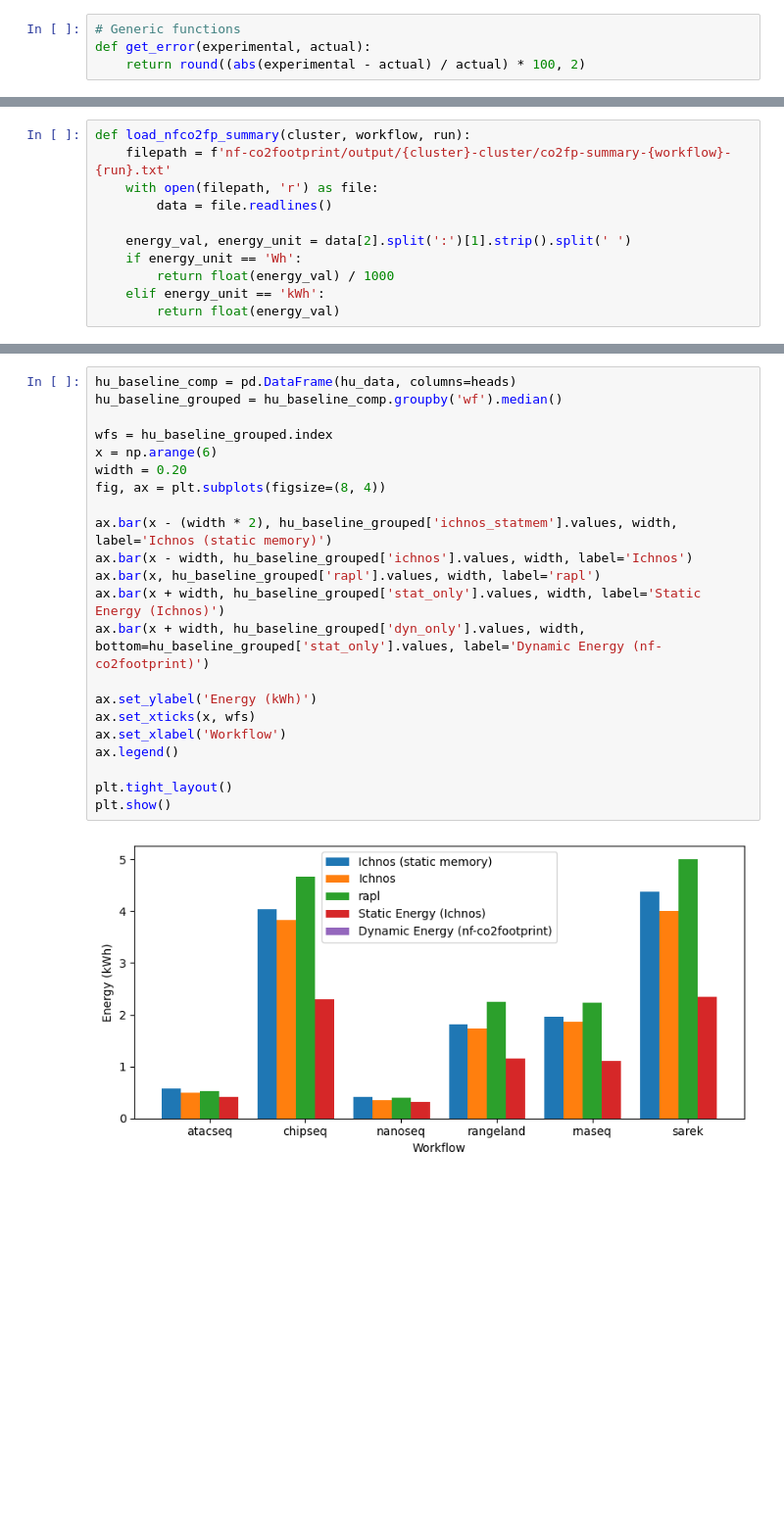
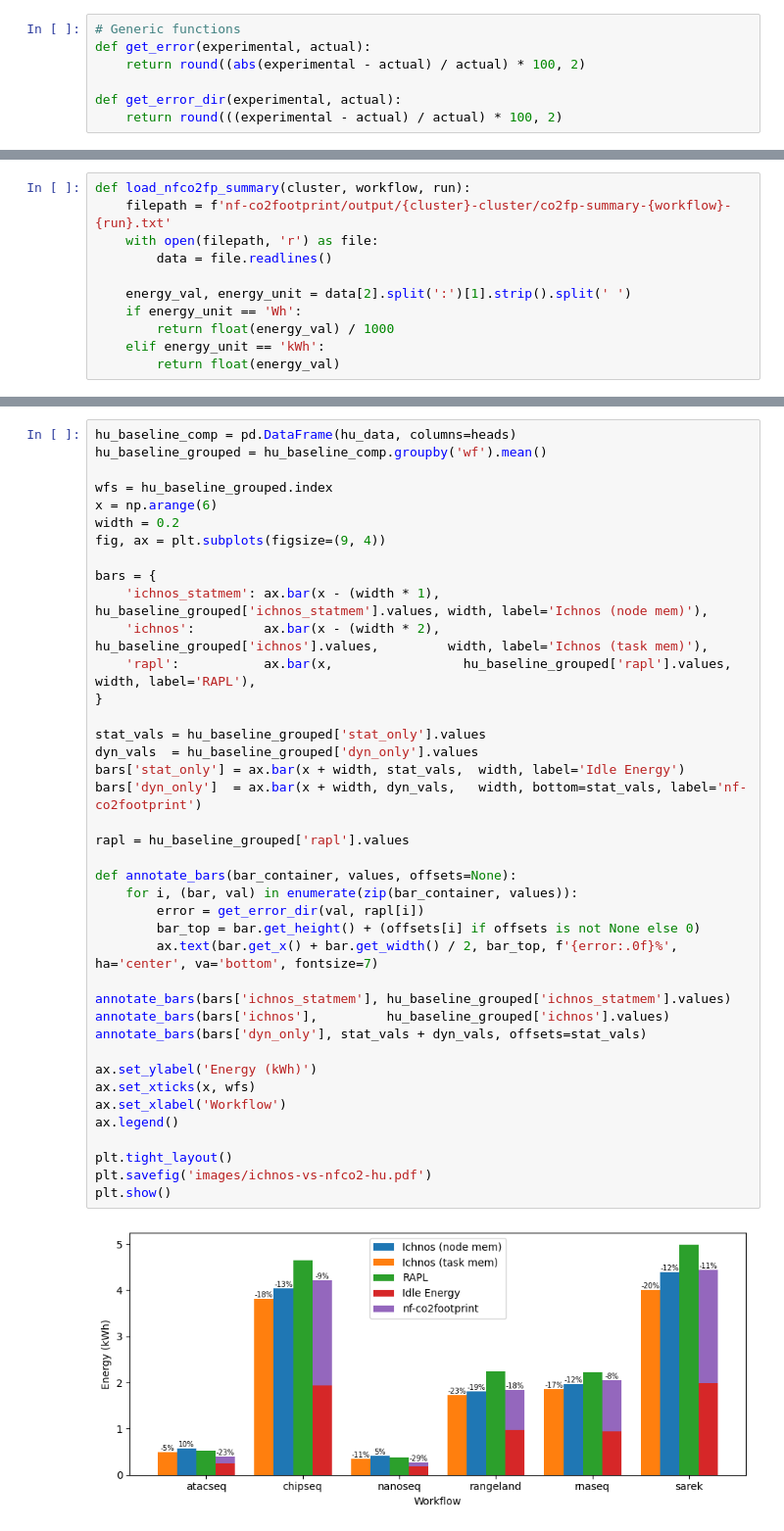
Before and after one commit to GlasgowC3lab/ichnos-results-evaluation, a Jupyter notebook: ext-results/ext-analysis.ipynb, the cells around one changed output, grey strips where cells are left out. Shown at 98% size. Drawn from its saved outputs; the diff is of its cells as text; blank space fills up the shorter version.

Commit message:
adding latest results comparing hu results with ichnos

```diff
--- a/ext-results/ext-analysis.ipynb
+++ b/ext-results/ext-analysis.ipynb
@@ -133,6 +133,9 @@ def load_ichnos_data(cluster, workflow, runs, strategy, ci):
 # Generic functions
 def get_error(experimental, actual):
     return round((abs(experimental - actual) / actual) * 100, 2)
+
+def get_error_dir(experimental, actual):
+    return round(((experimental - actual) / actual) * 100, 2)
 # %%
 def load_nxf_trace(cluster, workflow, run, print=False):
     filepath = f'nxf-experiments/{cluster}-cluster/{workflow}/{run}/trace.csv'
@@ -554,27 +562,45 @@ sarek          3      3.99    5.01        0           0         2.35
 # %%
 hu_baseline_comp = pd.DataFrame(hu_data, columns=heads)
-hu_baseline_grouped = hu_baseline_comp.groupby('wf').median()
+hu_baseline_grouped = hu_baseline_comp.groupby('wf').mean()
 
 wfs = hu_baseline_grouped.index
 x = np.arange(6)
-width = 0.20
-fig, ax = plt.subplots(figsize=(8, 4))
+width = 0.2
+fig, ax = plt.subplots(figsize=(9, 4))
 
-ax.bar(x - (width * 2), hu_baseline_grouped['ichnos_statmem'].values, width, label='Ichnos (static memory)')
-ax.bar(x - width, hu_baseline_grouped['ichnos'].values, width, label='Ichnos')
-ax.bar(x, hu_baseline_grouped['rapl'].values, width, label='rapl')
-ax.bar(x + width, hu_baseline_grouped['stat_only'].values, width, label='Static Energy (Ichnos)')
-ax.bar(x + width, hu_baseline_grouped['dyn_only'].values, width, bottom=hu_baseline_grouped['stat_only'].values, label='Dynamic Energy (nf-co2footprint)')
+bars = {
+    'ichnos_statmem': ax.bar(x - (width * 1), hu_baseline_grouped['ichnos_statmem'].values, width, label='Ichnos (node mem)'),
+    'ichnos':         ax.bar(x - (width * 2),        hu_baseline_grouped['ichnos'].values,         width, label='Ichnos (task mem)'),
+    'rapl':           ax.bar(x,                 hu_baseline_grouped['rapl'].values,            width, label='RAPL'),
+}
+
+stat_vals = hu_baseline_grouped['stat_only'].values
+dyn_vals  = hu_baseline_grouped['dyn_only'].values
+bars['stat_only'] = ax.bar(x + width, stat_vals,  width, label='Idle Energy')
+bars['dyn_only']  = ax.bar(x + width, dyn_vals,   width, bottom=stat_vals, label='nf-co2footprint')
+
+rapl = hu_baseline_grouped['rapl'].values
+
+def annotate_bars(bar_container, values, offsets=None):
+    for i, (bar, val) in enumerate(zip(bar_container, values)):
+        error = get_error_dir(val, rapl[i])
+        bar_top = bar.get_height() + (offsets[i] if offsets is not None else 0)
+        ax.text(bar.get_x() + bar.get_width() / 2, bar_top, f'{error:.0f}%', ha='center', va='bottom', fontsize=7)
+
+annotate_bars(bars['ichnos_statmem'], hu_baseline_grouped['ichnos_statmem'].values)
+annotate_bars(bars['ichnos'],         hu_baseline_grouped['ichnos'].values)
+annotate_bars(bars['dyn_only'], stat_vals + dyn_vals, offsets=stat_vals)
 
 ax.set_ylabel('Energy (kWh)')
 ax.set_xticks(x, wfs)
 ax.set_xlabel('Workflow')
 ax.legend()
 
 plt.tight_layout()
+plt.savefig('images/ichnos-vs-nfco2-hu.pdf')
 plt.show()
 # %% [output]
-[figure, old version]
+[figure, new version]
 # %%
 print('gu-cluster')
 gu_copy = rows_gu.copy()
```
Also changed, not shown: parts of 4 cells of this notebook, 58 other files.
